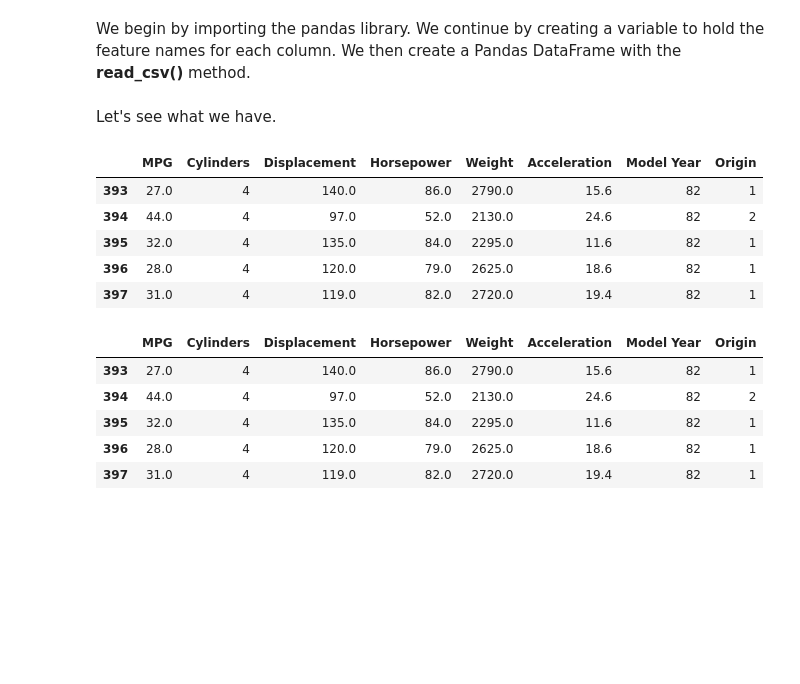
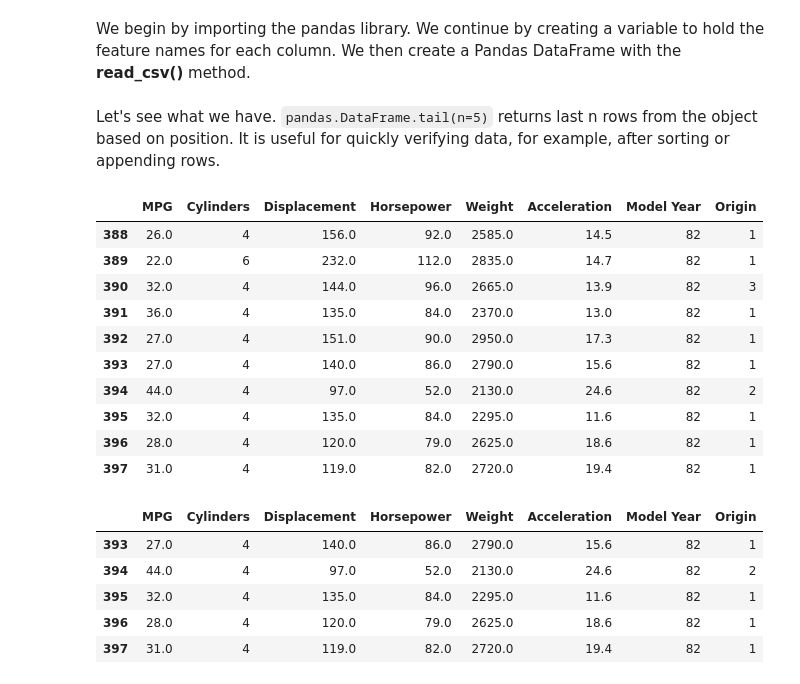
Before and after one commit to JuanZapa7a/tensorflow-in-google-colab, a Jupyter notebook: chapter1/code/ch01.ipynb, the cells around one changed output. Cells and saved outputs as stored; diff of their text form; code cells hidden in the pictures; blank space fills up the shorter version.

```diff
--- a/chapter1/code/ch01.ipynb
+++ b/chapter1/code/ch01.ipynb
@@ -233,12 +234,17 @@ raw_dataset = pd.read_csv(dataset_path, names=cols,
                       sep=" ", skipinitialspace=True)
 # %% [markdown]
 We begin by importing the pandas library. We continue by creating a variable to hold the feature names for each column. We then create a Pandas DataFrame with the **read_csv()** method.
-# %% [markdown]
-Let's see what we have.
+# %% [markdown]
+Let's see what we have. `pandas.DataFrame.tail(n=5)` returns last n rows from the object based on position. It is useful for quickly verifying data, for example, after sorting or appending rows.
 # %%
-raw_dataset.tail()
+raw_dataset.tail(10)
 # %% [output]
 |  | MPG | Cylinders | Displacement | Horsepower | Weight | Acceleration | Model Year | Origin |
+| 388 | 26.0 | 4 | 156.0 | 92.0 | 2585.0 | 14.5 | 82 | 1 |
+| 389 | 22.0 | 6 | 232.0 | 112.0 | 2835.0 | 14.7 | 82 | 1 |
+| 390 | 32.0 | 4 | 144.0 | 96.0 | 2665.0 | 13.9 | 82 | 3 |
+| 391 | 36.0 | 4 | 135.0 | 84.0 | 2370.0 | 13.0 | 82 | 1 |
+| 392 | 27.0 | 4 | 151.0 | 90.0 | 2950.0 | 17.3 | 82 | 1 |
 | 393 | 27.0 | 4 | 140.0 | 86.0 | 2790.0 | 15.6 | 82 | 1 |
 | 394 | 44.0 | 4 | 97.0 | 52.0 | 2130.0 | 24.6 | 82 | 2 |
 | 395 | 32.0 | 4 | 135.0 | 84.0 | 2295.0 | 11.6 | 82 | 1 |
```
Also changed, not shown: parts of 5 cells of this notebook.
